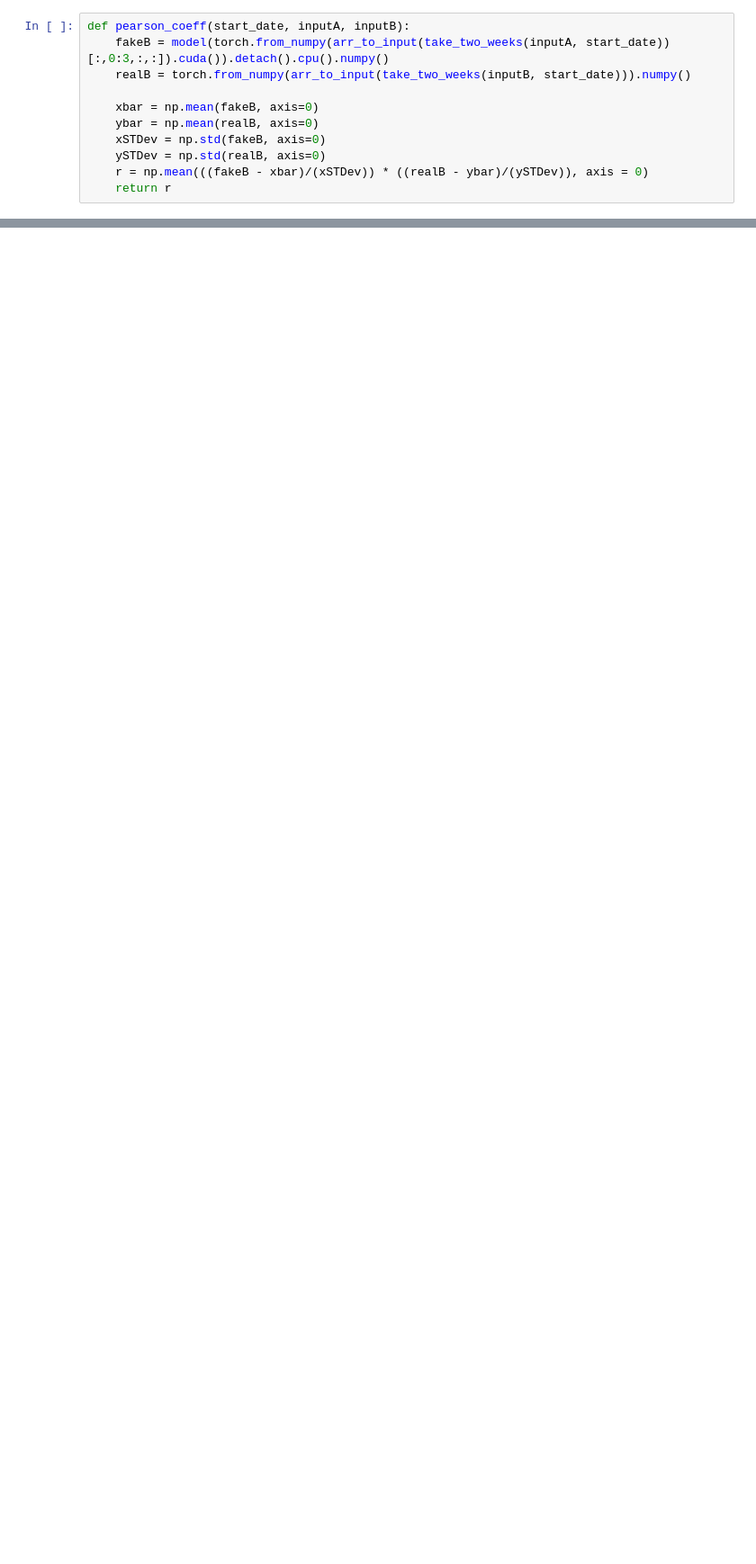
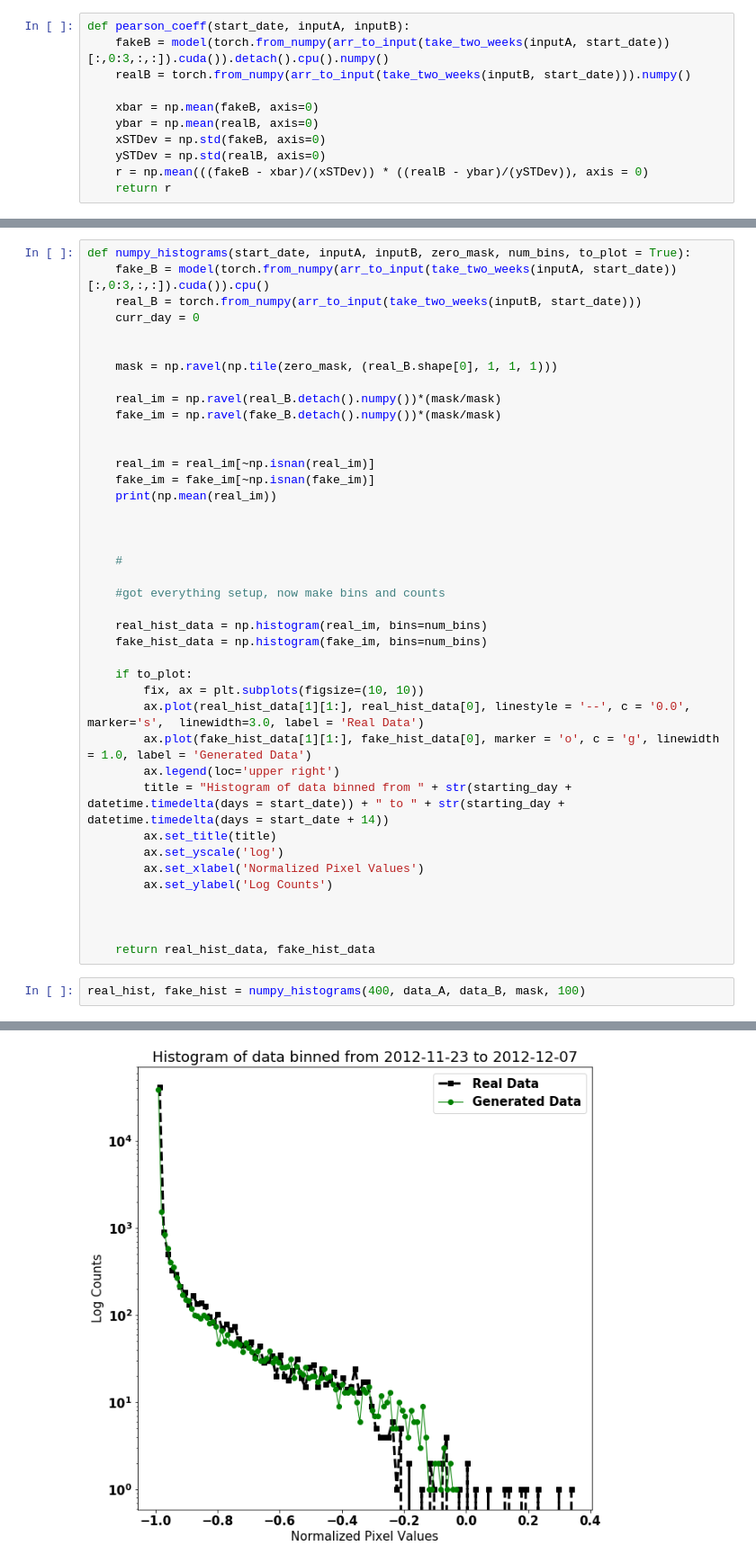
Before and after one commit to adrianalbert/domain-transfer-GAN, a Jupyter notebook: 2week.ipynb, the cells around one changed output, grey strips where cells are left out. Shown at 90% size. Cells and saved outputs as stored; diff of their text form; blank space fills up the shorter version.

```diff
--- a/2week.ipynb
+++ b/2week.ipynb
@@ -229,0 +259,43 @@ plt.colorbar(ax)
+# %%
+def numpy_histograms(start_date, inputA, inputB, zero_mask, num_bins, to_plot = True):
+    fake_B = model(torch.from_numpy(arr_to_input(take_two_weeks(inputA, start_date))[:,0:3,:,:]).cuda()).cpu()
+    real_B = torch.from_numpy(arr_to_input(take_two_weeks(inputB, start_date)))
+    curr_day = 0
+
+
+    mask = np.ravel(np.tile(zero_mask, (real_B.shape[0], 1, 1, 1)))
+
+    real_im = np.ravel(real_B.detach().numpy())*(mask/mask)
+    fake_im = np.ravel(fake_B.detach().numpy())*(mask/mask)
+
+
+    real_im = real_im[~np.isnan(real_im)]
+    fake_im = fake_im[~np.isnan(fake_im)]
+    print(np.mean(real_im))
+
+
+
+    #
+
+    #got everything setup, now make bins and counts
+
+    real_hist_data = np.histogram(real_im, bins=num_bins)
+    fake_hist_data = np.histogram(fake_im, bins=num_bins)
+
+    if to_plot:
+        fix, ax = plt.subplots(figsize=(10, 10))
+        ax.plot(real_hist_data[1][1:], real_hist_data[0], linestyle = '--', c = '0.0', marker='s',  linewidth=3.0, label = 'Real Data')
+        ax.plot(fake_hist_data[1][1:], fake_hist_data[0], marker = 'o', c = 'g', linewidth = 1.0, label = 'Generated Data')
+        ax.legend(loc='upper right')
+        title = "Histogram of data binned from " + str(starting_day + datetime.timedelta(days = start_date)) + " to " + str(starting_day + datetime.timedelta(days = start_date + 14))
+        ax.set_title(title)
+        ax.set_yscale('log')
+        ax.set_xlabel('Normalized Pixel Values')
+        ax.set_ylabel('Log Counts')
+
+
+
+    return real_hist_data, fake_hist_data
+# %%
+real_hist, fake_hist = numpy_histograms(400, data_A, data_B, mask, 100)
+# %% [output]
@@ -229,0 +303 @@ plt.colorbar(ax)
+[figure, added]
```
Also changed, not shown: parts of 14 cells of this notebook, 58 other files.
